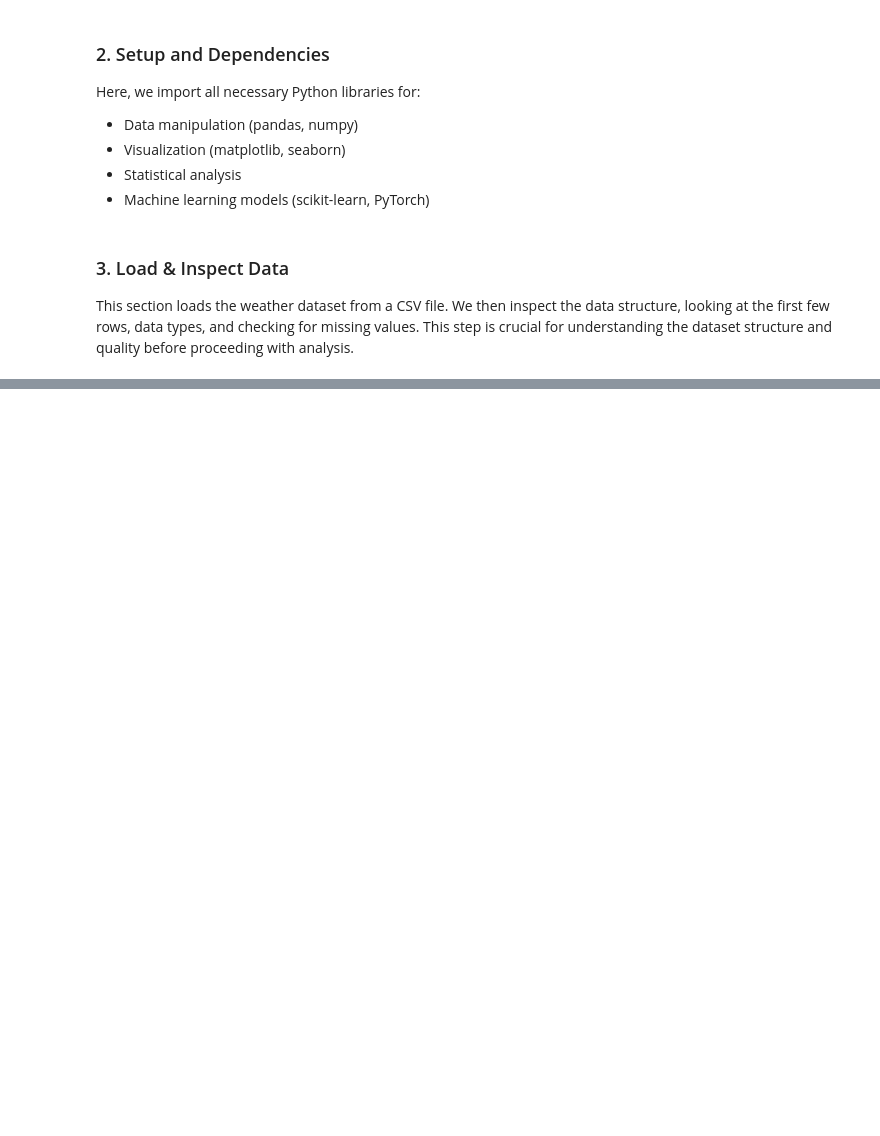
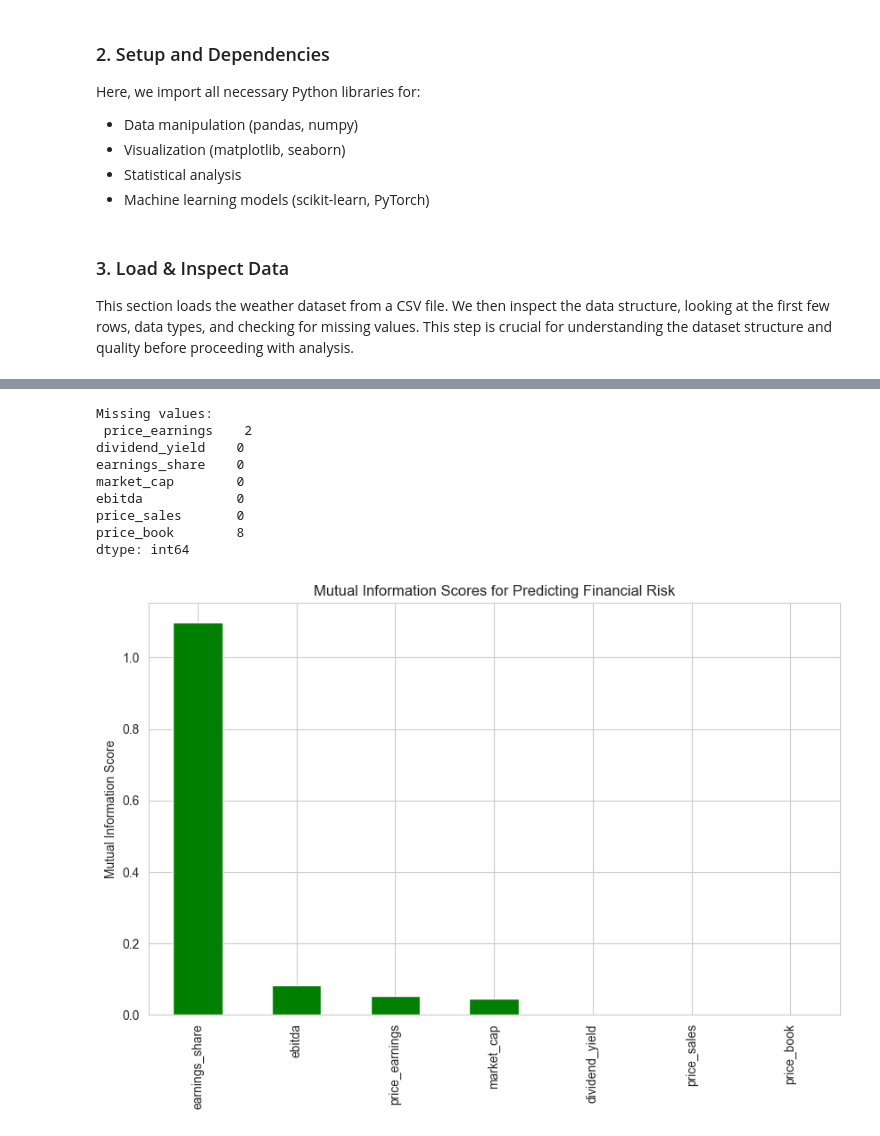
Before and after one commit to GitAIwithMike/final-project-AAI510-team8, a Jupyter notebook: notebook/Group_8_Final_Team_Project_Notebook.ipynb, the cells around one changed output, grey strips where cells are left out. Drawn from its saved outputs; the diff is of its cells as text; code cells hidden in the pictures; blank space fills up the shorter version.

Commit message:
add EDA and feature selection

```diff
--- a/notebook/Group_8_Final_Team_Project_Notebook.ipynb
+++ b/notebook/Group_8_Final_Team_Project_Notebook.ipynb
@@ -101,0 +195,44 @@ print(financial_data.isnull().sum())
+# %%
+from sklearn.feature_selection import mutual_info_classif
+from sklearn.preprocessing import LabelEncoder
+
+# Encode target
+le = LabelEncoder()
+y = le.fit_transform(financial_df['risk_class'])
+
+# Selected features
+num_cols = ['price_earnings', 'dividend_yield', 'earnings_share', 'market_cap',
+            'ebitda', 'price_sales', 'price_book']
+X = financial_df[num_cols]
+
+# Check how many missing values exist in each column
+print("Missing values:\n", X.isnull().sum())
+
+# Option 1: Simple imputation (recommended for now)
+X = X.fillna(X.median(numeric_only=True))  # replace NaNs with median of each column
+
+# Option 2: Drop rows with missing values
+# X = X.dropna()
+# y = y[X.index]
+
+# Mutual Information scores
+mi_scores = mutual_info_classif(X, y)
+mi_series = pd.Series(mi_scores, index=X.columns).sort_values(ascending=False)
+
+# Plot
+plt.figure(figsize=(10, 6))
+mi_series.plot(kind='bar', color='green')
+plt.title("Mutual Information Scores for Predicting Financial Risk")
+plt.ylabel("Mutual Information Score")
+plt.show()
+# %% [output]
+Missing values:
+ price_earnings    2
+dividend_yield    0
+earnings_share    0
+market_cap        0
+ebitda            0
+price_sales       0
+price_book        8
+dtype: int64
+[figure, added]
```
Also changed, not shown: parts of 8 cells of this notebook, 3 other files.
